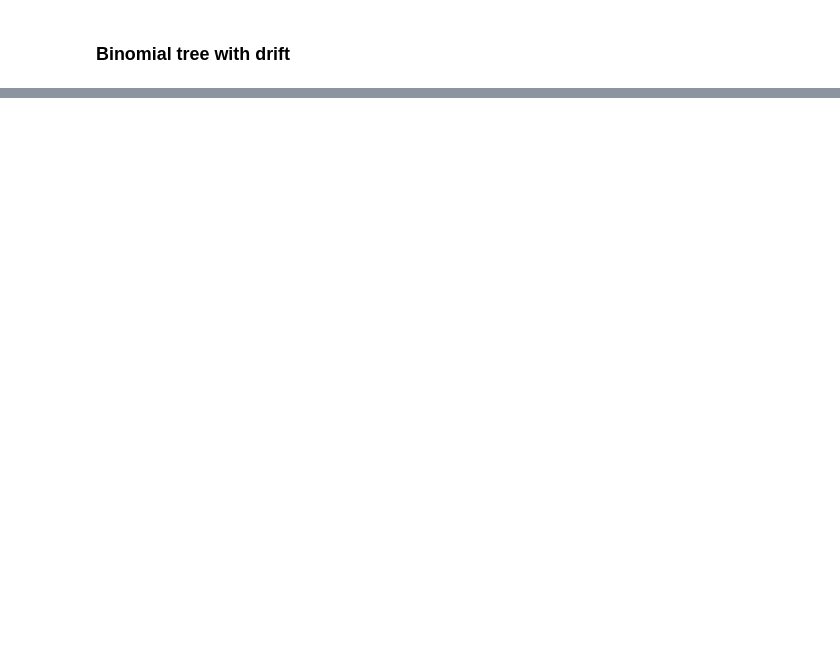
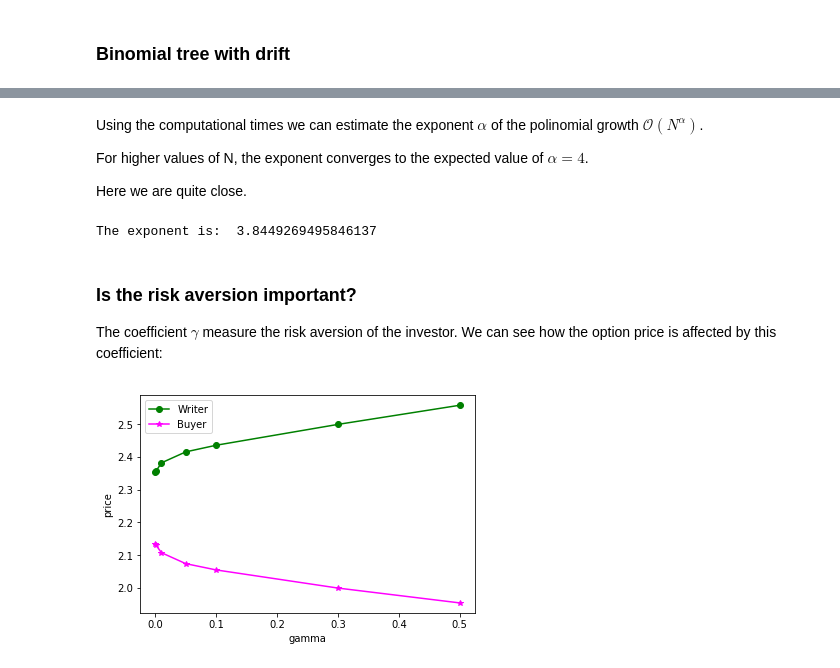
Before and after one commit to cantaro86/Financial-Models-Numerical-Methods, a Jupyter notebook: Option pricing with transaction costs.ipynb, the cells around one changed output, grey strips where cells are left out. Cells and saved outputs as stored; diff of their text form; code cells hidden in the pictures; blank space fills up the shorter version.

```diff
--- a/Option pricing with transaction costs.ipynb
+++ b/Option pricing with transaction costs.ipynb
@@ -296,0 +397,30 @@ diff_param = Diffusion_param(r=0.01, sig=0.2, mu=0.1)
+# %% [markdown]
+Using the computational times we can estimate the exponent $\alpha$ of the polinomial growth $\mathcal{O}(N^\alpha)$.
+
+For higher values of N, the exponent converges to the expected value of $\alpha = 4$.
+
+Here we are quite close.
+# %%
+print("The exponent is: ", np.log2(price_table["Time"][6]/price_table["Time"][5]))
+# %% [output]
+The exponent is:  3.8449269495846137
+# %% [markdown]
+<a id='sec5.2'></a>
+### Is the risk aversion important?
+
+The coefficient $\gamma$ measure the risk aversion of the investor. We can see how the option price is affected by this coefficient:
+# %%
+price_ww = []; price_bb = []; gammas = [0.0001, 0.001, 0.01, 0.05, 0.1, 0.3, 0.5]
+TC.cost_b=0.01; TC.cost_s=0.01
+
+for gamma in gammas:
+    TC.gamma = gamma
+    price_ww.append(TC.price(N=400, TYPE="writer"))
+    price_bb.append(TC.price(N=400, TYPE="buyer"))
+
+plt.plot(gammas, price_ww, color='green', marker='o',label="Writer")
+plt.plot(gammas, price_bb, color='magenta', marker='*',label="Buyer")
+plt.xlabel("gamma"); plt.ylabel("price"); plt.legend()
+plt.show()
+# %% [output]
+[figure, added]
```
Also changed, not shown: parts of 22 cells of this notebook, 33 other files.
